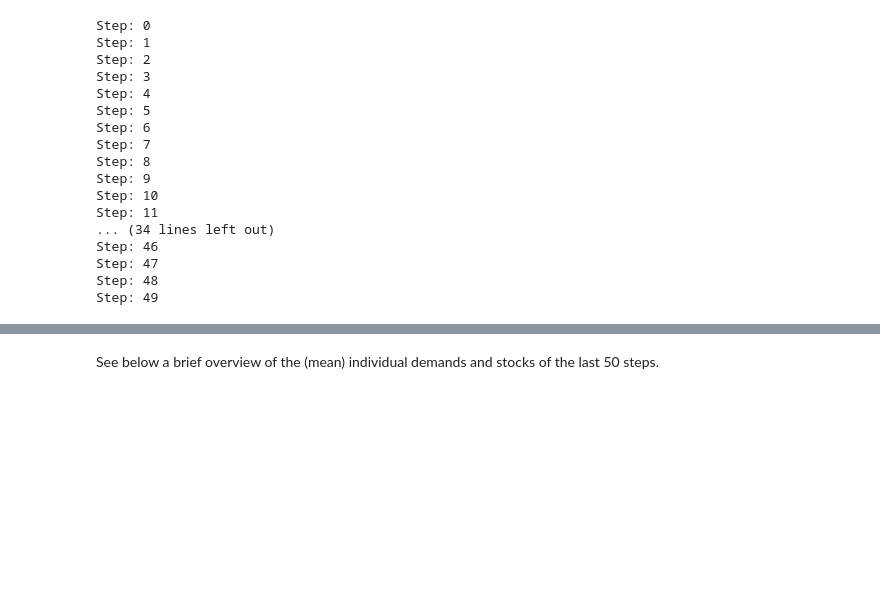
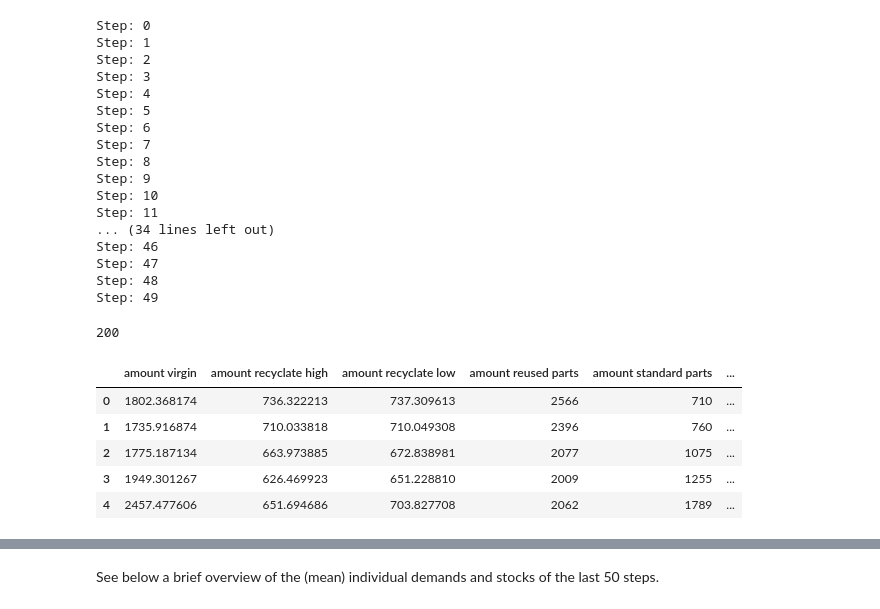
Before and after one commit to max-reddel/QONNECT, a Jupyter notebook: examples/model_calibration.ipynb, the cells around one changed output, grey strips where cells are left out. Cells and saved outputs as stored; diff of their text form; code cells hidden in the pictures; blank space fills up the shorter version.

```diff
--- a/examples/model_calibration.ipynb
+++ b/examples/model_calibration.ipynb
@@ -179,3 +179,15 @@ Step: 46
 Step: 47
 Step: 48
 Step: 49
+# %%
+model_reporters = model.datacollector.get_model_vars_dataframe()
+print(len(model_reporters))
+model_reporters.head()
+# %% [output]
+200
+|  | amount virgin | amount recyclate high | amount recyclate low | amount reused parts | amount standard parts | ... |
+| 0 | 1802.368174 | 736.322213 | 737.309613 | 2566 | 710 | ... |
+| 1 | 1735.916874 | 710.033818 | 710.049308 | 2396 | 760 | ... |
+| 2 | 1775.187134 | 663.973885 | 672.838981 | 2077 | 1075 | ... |
+| 3 | 1949.301267 | 626.469923 | 651.228810 | 2009 | 1255 | ... |
+| 4 | 2457.477606 | 651.694686 | 703.827708 | 2062 | 1789 | ... |
```
Also changed, not shown: parts of 4 cells of this notebook.
